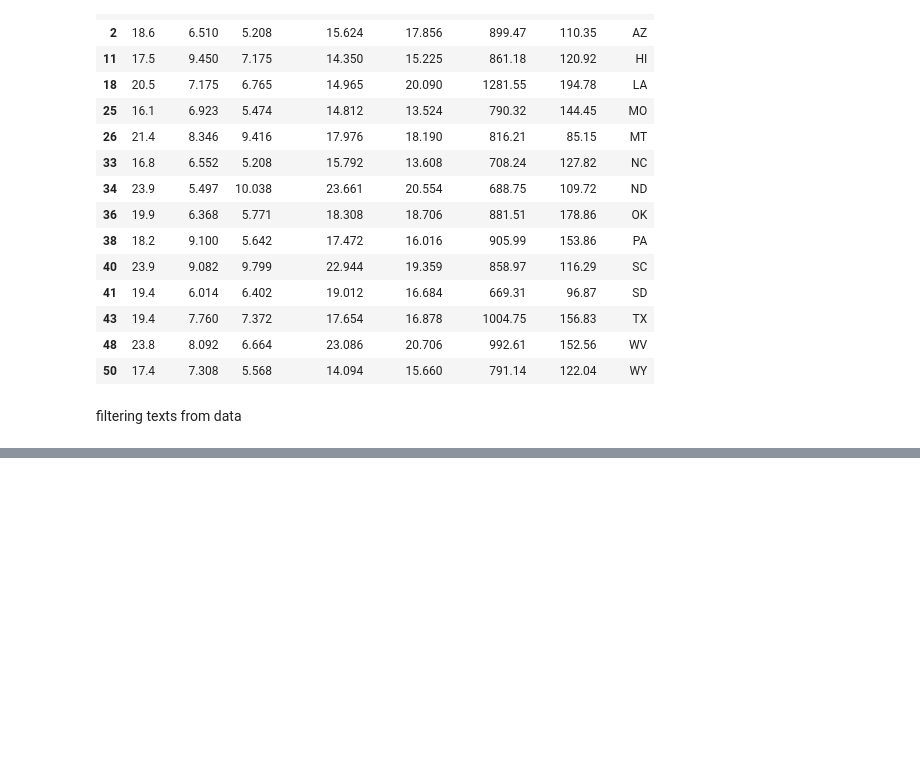
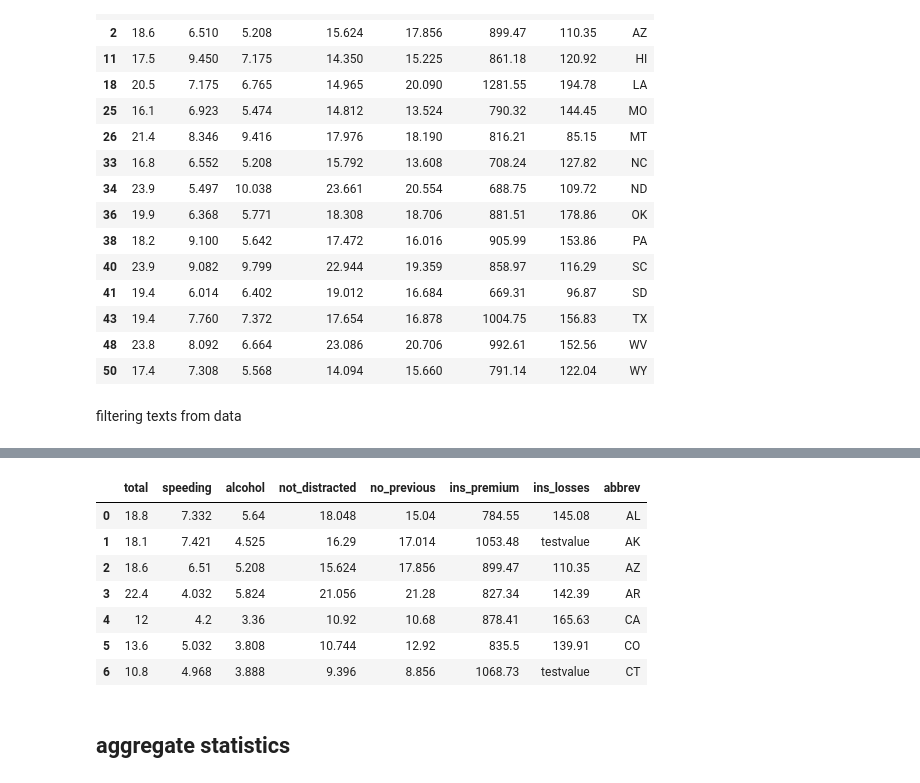
Before and after one commit to mahendragundeti/Mahe-007, a Jupyter notebook: practice_pandas.ipynb, the cells around one changed output, grey strips where cells are left out. Cells and saved outputs as stored; diff of their text form; code cells hidden in the pictures; blank space fills up the shorter version.

```diff
--- a/practice_pandas.ipynb
+++ b/practice_pandas.ipynb
@@ -112,0 +148,14 @@ df.loc[df["abbrev"].str.contains('W')]
+# %%
+df.loc[df["ins_premium"]>1000,["ins_losses"]]="testvalue"
+df.head(7)
+# %% [output]
+|  | total | speeding | alcohol | not_distracted | no_previous | ins_premium | ins_losses | abbrev |
+| 0 | 18.8 | 7.332 | 5.64 | 18.048 | 15.04 | 784.55 | 145.08 | AL |
+| 1 | 18.1 | 7.421 | 4.525 | 16.29 | 17.014 | 1053.48 | testvalue | AK |
+| 2 | 18.6 | 6.51 | 5.208 | 15.624 | 17.856 | 899.47 | 110.35 | AZ |
+| 3 | 22.4 | 4.032 | 5.824 | 21.056 | 21.28 | 827.34 | 142.39 | AR |
+| 4 | 12 | 4.2 | 3.36 | 10.92 | 10.68 | 878.41 | 165.63 | CA |
+| 5 | 13.6 | 5.032 | 3.808 | 10.744 | 12.92 | 835.5 | 139.91 | CO |
+| 6 | 10.8 | 4.968 | 3.888 | 9.396 | 8.856 | 1068.73 | testvalue | CT |
+# %% [markdown]
+## aggregate statistics
```
Also changed, not shown: parts of 7 cells of this notebook.
